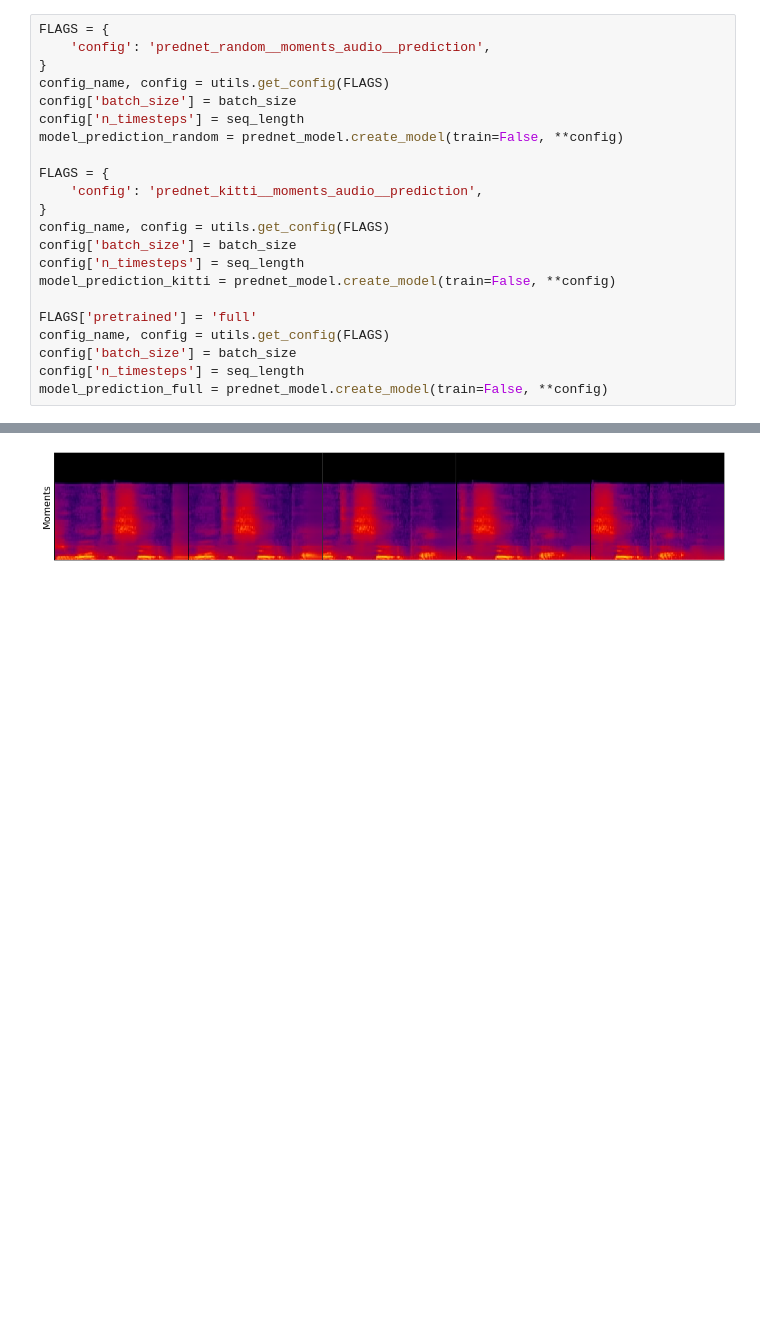
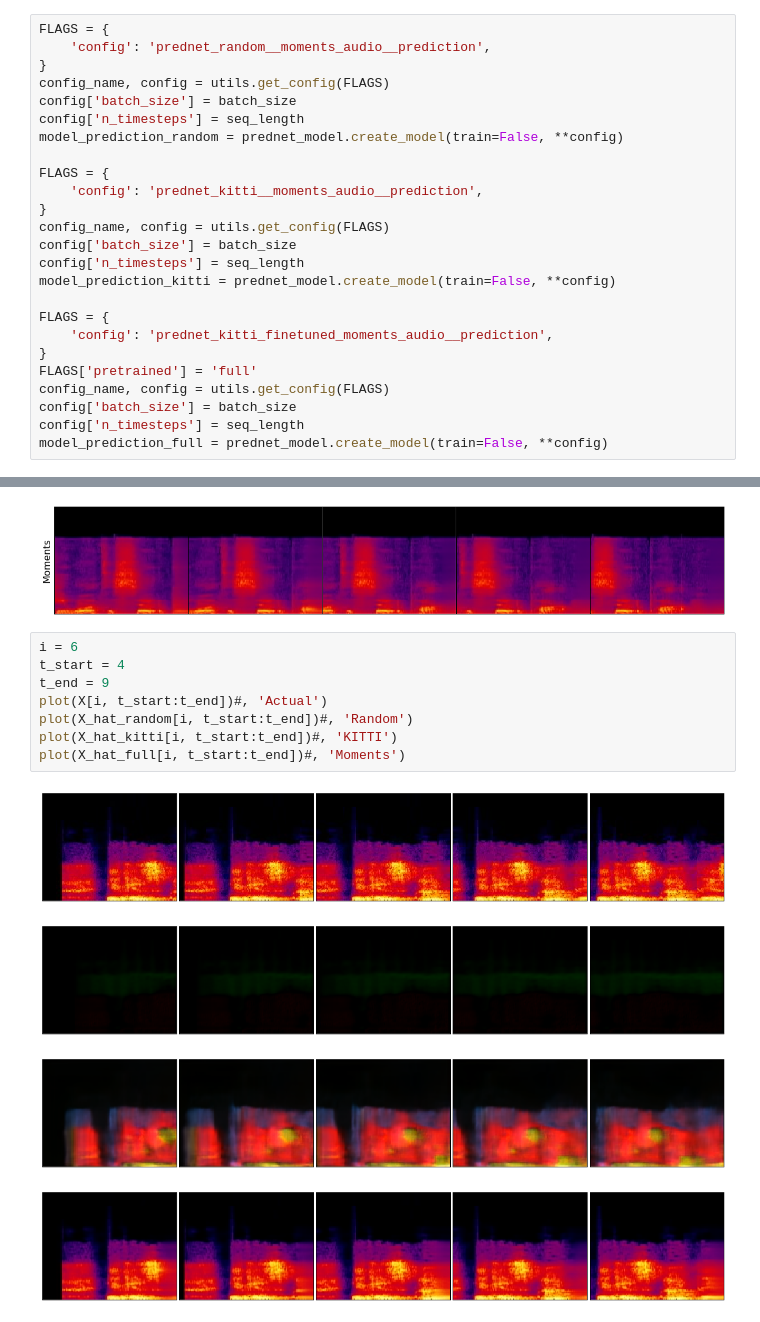
Before and after one commit to thefonseca/predictive-coding, a Jupyter notebook: models/prednet/frame_prediction_audio.ipynb, the cells around one changed output, grey strips where cells are left out. Drawn from its saved outputs; the diff is of its cells as text; blank space fills up the shorter version.

```diff
--- a/models/prednet/frame_prediction_audio.ipynb
+++ b/models/prednet/frame_prediction_audio.ipynb
@@ -100,6 +104,9 @@ config['batch_size'] = batch_size
 config['n_timesteps'] = seq_length
 model_prediction_kitti = prednet_model.create_model(train=False, **config)
 
+FLAGS = {
+    'config': 'prednet_kitti_finetuned_moments_audio__prediction',
+}
 FLAGS['pretrained'] = 'full'
 config_name, config = utils.get_config(FLAGS)
 config['batch_size'] = batch_size
@@ -138,6 +145,19 @@ plot(X_hat_full[i, 5:10], 'Moments')
 [figure]
 [figure]
 [figure]
+# %%
+i = 6
+t_start = 4
+t_end = 9
+plot(X[i, t_start:t_end])#, 'Actual')
+plot(X_hat_random[i, t_start:t_end])#, 'Random')
+plot(X_hat_kitti[i, t_start:t_end])#, 'KITTI')
+plot(X_hat_full[i, t_start:t_end])#, 'Moments')
+# %% [output]
+[figure, added]
+[figure, added]
+[figure, added]
+[figure, added]
 # %%
 i = 5
 t_start = 4
```
Also changed, not shown: parts of 4 cells of this notebook, 1 other file.
